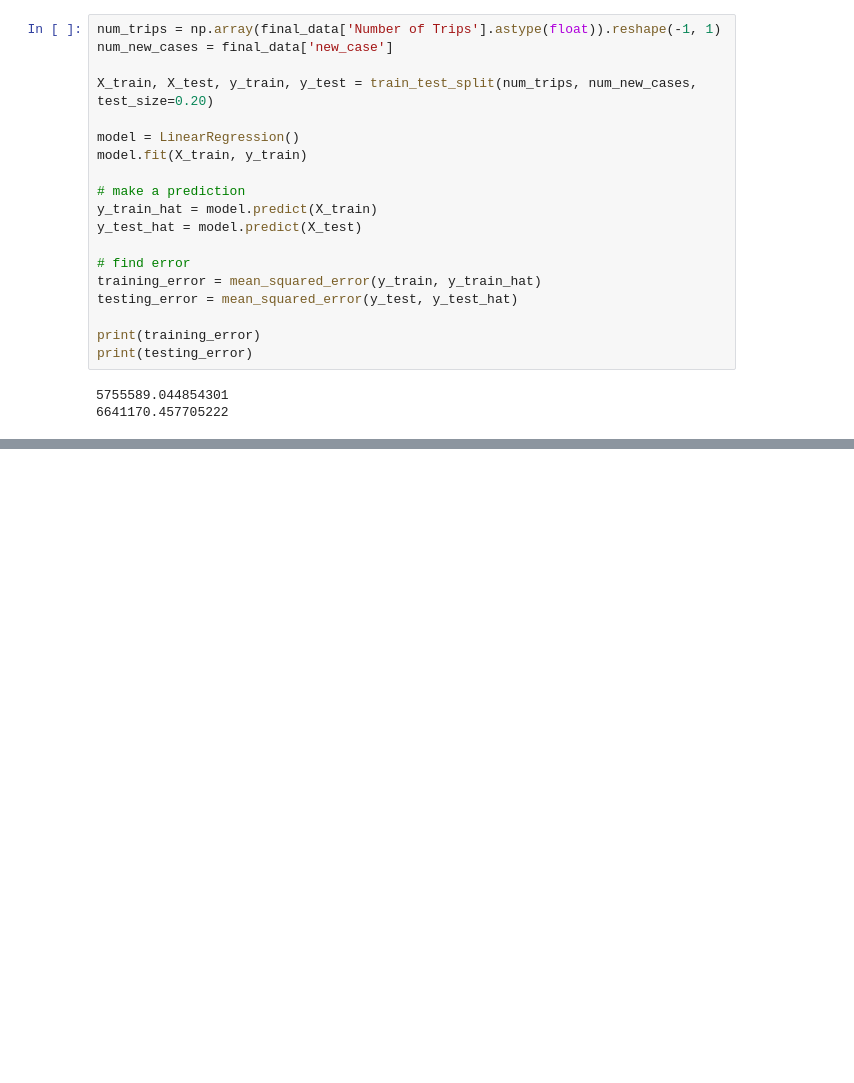
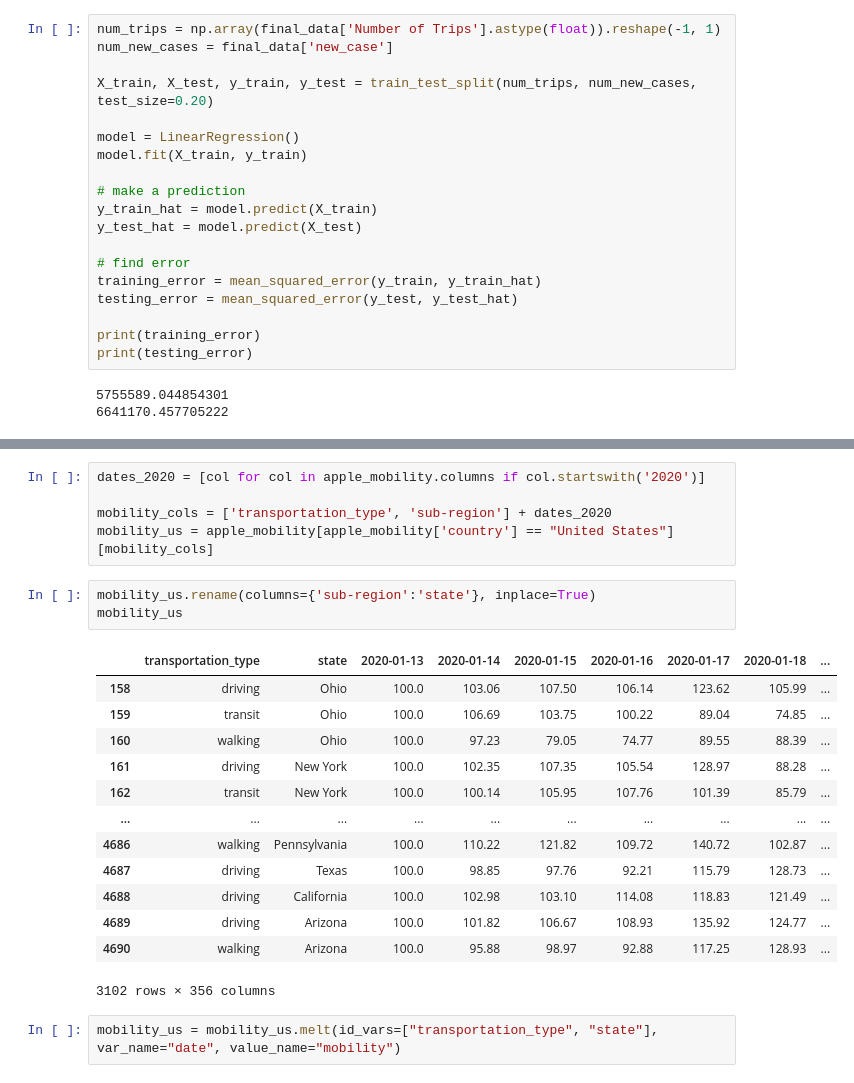
Before and after one commit to jessbunnag/cds-1001-capstone, a Jupyter notebook: q3.ipynb, the cells around one changed output, grey strips where cells are left out. Saved outputs shown, nothing was run; the diff lists cells and outputs as text; blank space fills up the shorter version.

Commit message:
apple mobility data manipulation

```diff
--- a/q3.ipynb
+++ b/q3.ipynb
@@ -266,0 +267,24 @@ apple_mobility[apple_mobility['country'] == "United States"]
+# %%
+dates_2020 = [col for col in apple_mobility.columns if col.startswith('2020')]
+
+mobility_cols = ['transportation_type', 'sub-region'] + dates_2020
+mobility_us = apple_mobility[apple_mobility['country'] == "United States"][mobility_cols]
+# %%
+mobility_us.rename(columns={'sub-region':'state'}, inplace=True)
+mobility_us
+# %% [output]
+|  | transportation_type | state | 2020-01-13 | 2020-01-14 | 2020-01-15 | 2020-01-16 | 2020-01-17 | 2020-01-18 | ... |
+| 158 | driving | Ohio | 100.0 | 103.06 | 107.50 | 106.14 | 123.62 | 105.99 | ... |
+| 159 | transit | Ohio | 100.0 | 106.69 | 103.75 | 100.22 | 89.04 | 74.85 | ... |
+| 160 | walking | Ohio | 100.0 | 97.23 | 79.05 | 74.77 | 89.55 | 88.39 | ... |
+| 161 | driving | New York | 100.0 | 102.35 | 107.35 | 105.54 | 128.97 | 88.28 | ... |
+| 162 | transit | New York | 100.0 | 100.14 | 105.95 | 107.76 | 101.39 | 85.79 | ... |
+| ... | ... | ... | ... | ... | ... | ... | ... | ... | ... |
+| 4686 | walking | Pennsylvania | 100.0 | 110.22 | 121.82 | 109.72 | 140.72 | 102.87 | ... |
+| 4687 | driving | Texas | 100.0 | 98.85 | 97.76 | 92.21 | 115.79 | 128.73 | ... |
+| 4688 | driving | California | 100.0 | 102.98 | 103.10 | 114.08 | 118.83 | 121.49 | ... |
+| 4689 | driving | Arizona | 100.0 | 101.82 | 106.67 | 108.93 | 135.92 | 124.77 | ... |
+| 4690 | walking | Arizona | 100.0 | 95.88 | 98.97 | 92.88 | 117.25 | 128.93 | ... |
+3102 rows × 356 columns
+# %%
+mobility_us = mobility_us.melt(id_vars=["transportation_type", "state"], var_name="date", value_name="mobility")
```
Also changed, not shown: parts of 13 cells of this notebook.
